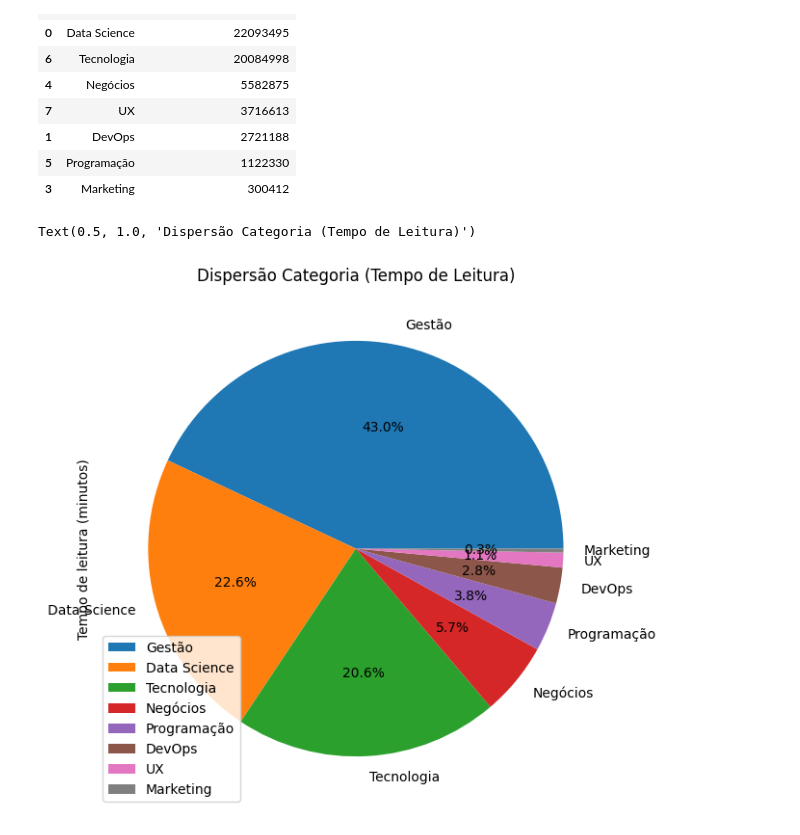
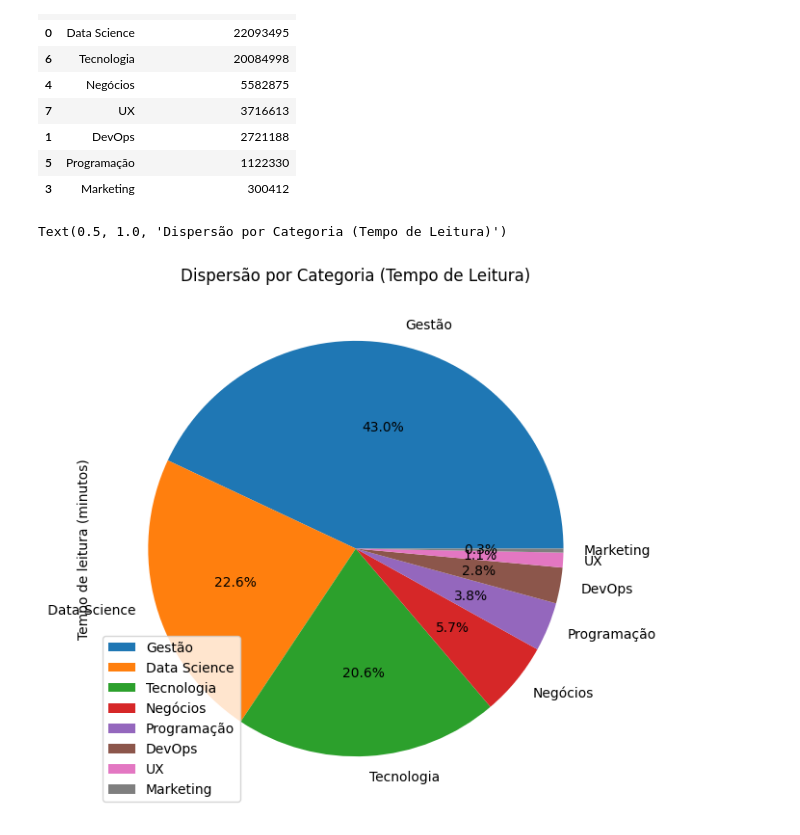
Before and after one commit to joseevilasio/ChallengeBI_Alura, a Jupyter notebook: analises_codfonte.ipynb, the cells around one changed output. Cells and saved outputs as stored; diff of their text form; code cells hidden in the pictures.

```diff
--- a/analises_codfonte.ipynb
+++ b/analises_codfonte.ipynb
@@ -367,7 +367,7 @@ dadosCategoriasTempo
 # %%
 # Categorias por tempo de leitura- Gráfico
 graficoTempoCategoria = dadosCategoriasTempo.plot.pie(y="Tempo de leitura (minutos)", labels=lista_categorias, autopct='%1.1f%%', figsize=(7,7))
-graficoTempoCategoria.set_title("Dispersão Categoria (Tempo de Leitura)")
+graficoTempoCategoria.set_title("Dispersão por Categoria (Tempo de Leitura)")
 # %% [output]
-Text(0.5, 1.0, 'Dispersão Categoria (Tempo de Leitura)')
+Text(0.5, 1.0, 'Dispersão por Categoria (Tempo de Leitura)')
-[figure, old version]
+[figure, new version]
```
Also changed, not shown: parts of 3 cells of this notebook.
